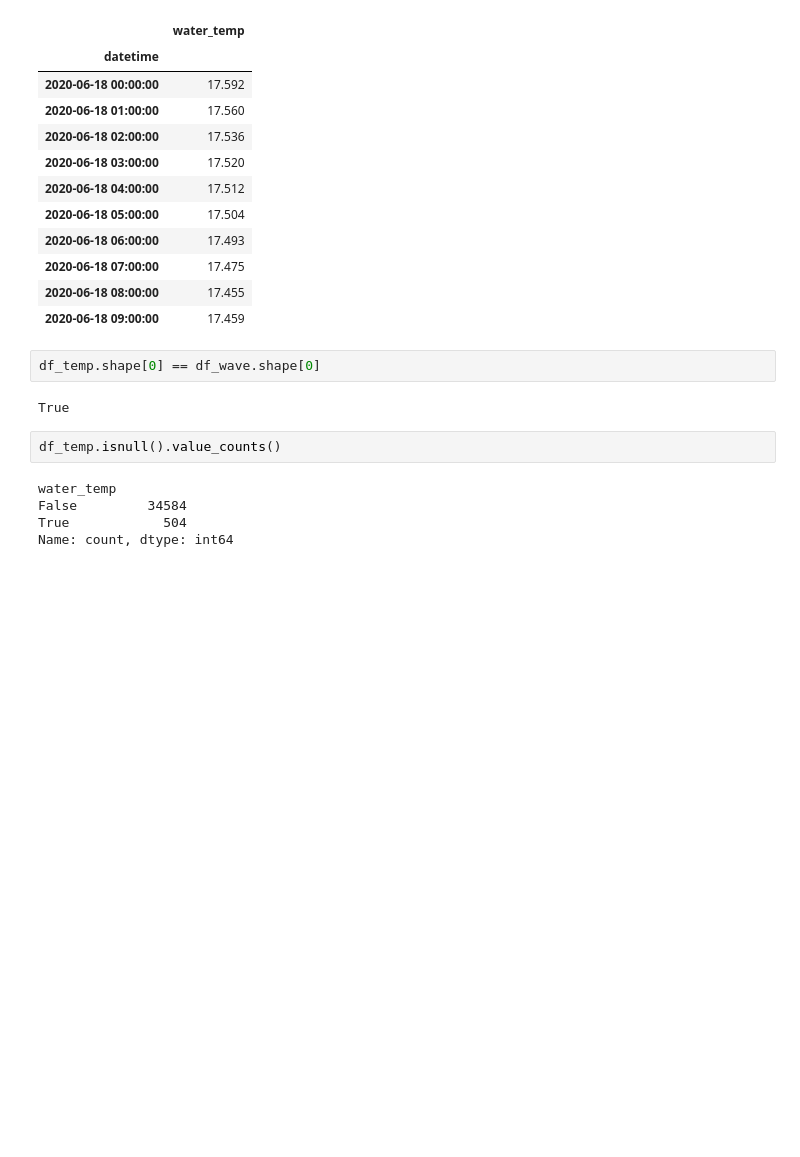
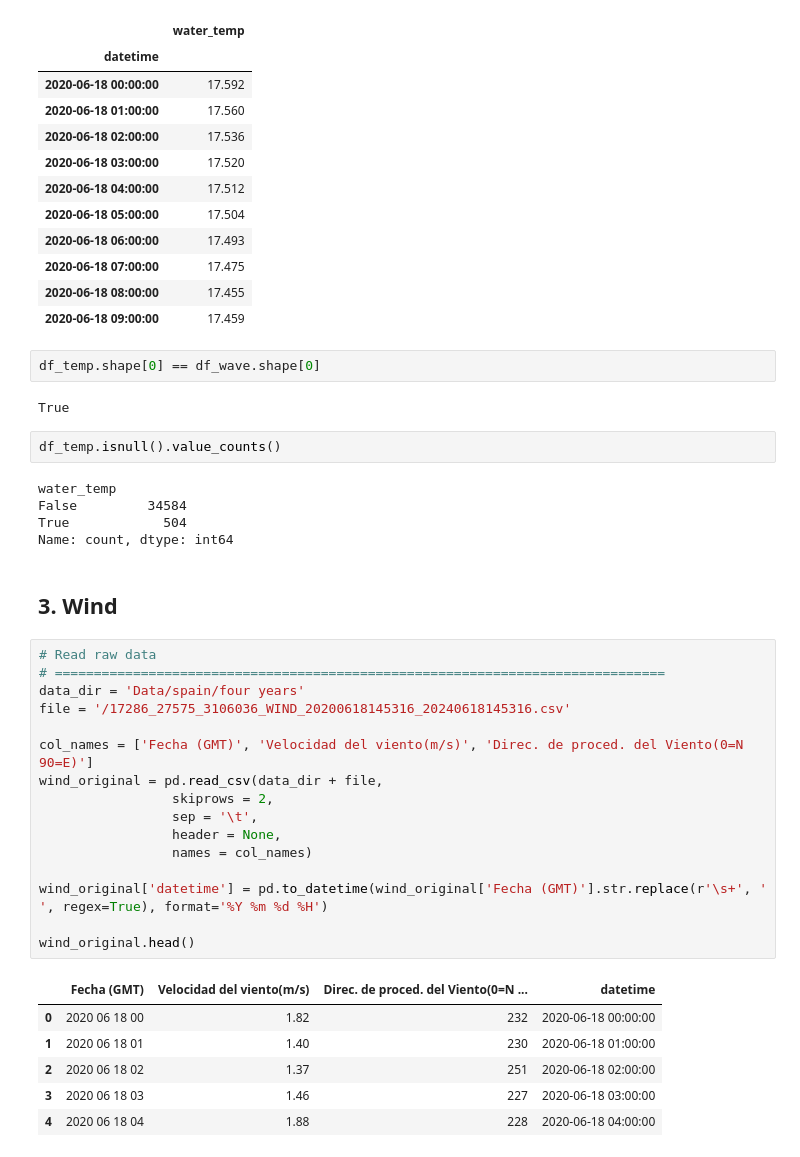
Before and after one commit to AlvaroCorrales/wave-height-app, a Jupyter notebook: Process data.ipynb, the cells around one changed output. Drawn from its saved outputs; the diff is of its cells as text; blank space fills up the shorter version.

```diff
--- a/Process data.ipynb
+++ b/Process data.ipynb
@@ -239,3 +239,28 @@ water_temp
 False         34584
 True            504
 Name: count, dtype: int64
+# %% [markdown]
+## 3. Wind
+# %%
+# Read raw data
+# ==============================================================================
+data_dir = 'Data/spain/four years'
+file = '/17286_27575_3106036_WIND_20200618145316_20240618145316.csv'
+
+col_names = ['Fecha (GMT)',	'Velocidad del viento(m/s)', 'Direc. de proced. del Viento(0=N 90=E)']
+wind_original = pd.read_csv(data_dir + file,
+                 skiprows = 2,
+                 sep = '\t',
+                 header = None,
+                 names = col_names)
+
+wind_original['datetime'] = pd.to_datetime(wind_original['Fecha (GMT)'].str.replace(r'\s+', ' ', regex=True), format='%Y %m %d %H')
+
+wind_original.head()
+# %% [output]
+|  | Fecha (GMT) | Velocidad del viento(m/s) | Direc. de proced. del Viento(0=N ... | datetime |
+| 0 | 2020 06 18 00 | 1.82 | 232 | 2020-06-18 00:00:00 |
+| 1 | 2020 06 18 01 | 1.40 | 230 | 2020-06-18 01:00:00 |
+| 2 | 2020 06 18 02 | 1.37 | 251 | 2020-06-18 02:00:00 |
+| 3 | 2020 06 18 03 | 1.46 | 227 | 2020-06-18 03:00:00 |
+| 4 | 2020 06 18 04 | 1.88 | 228 | 2020-06-18 04:00:00 |
```
Also changed, not shown: parts of 7 cells of this notebook.
